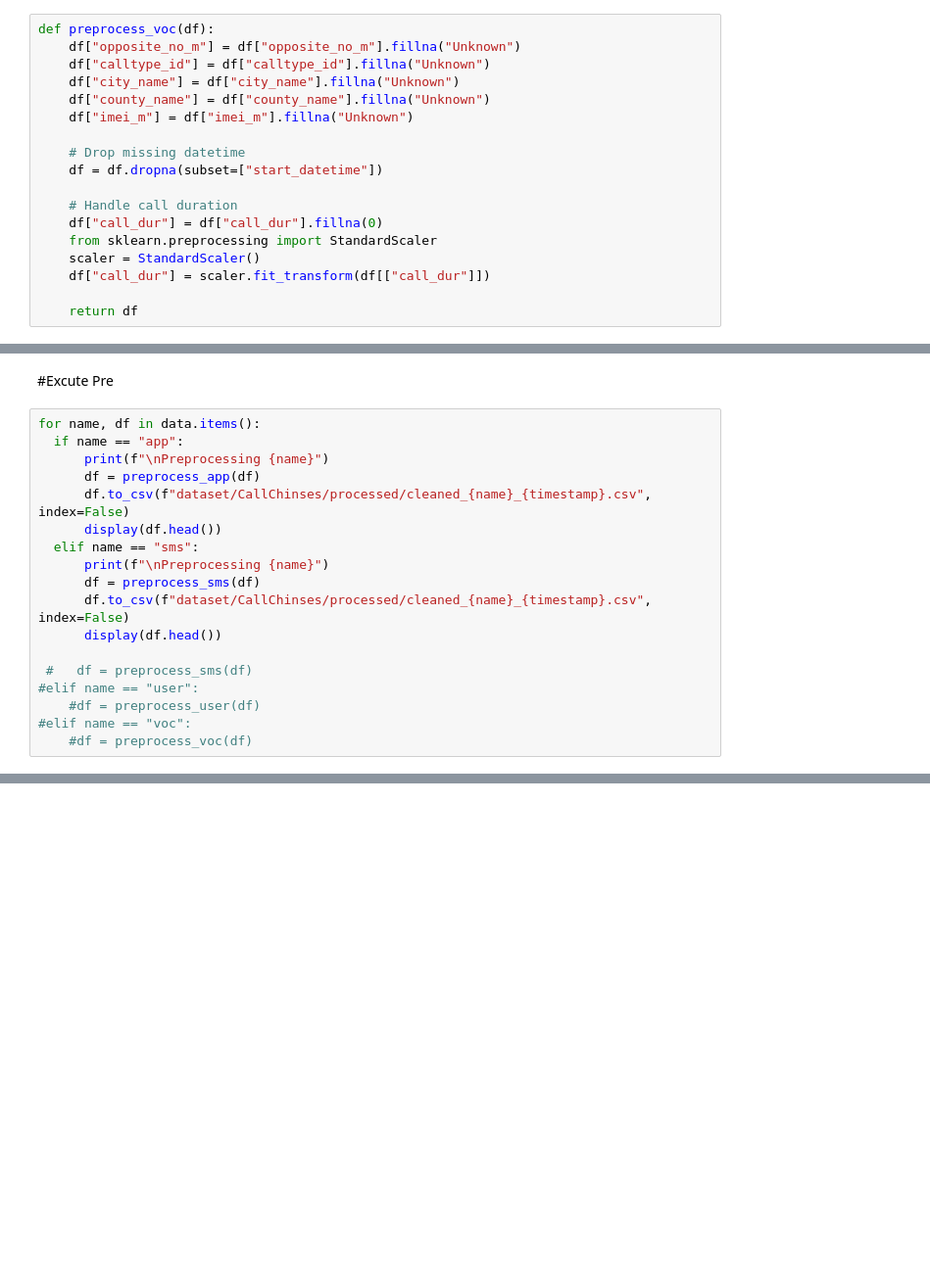
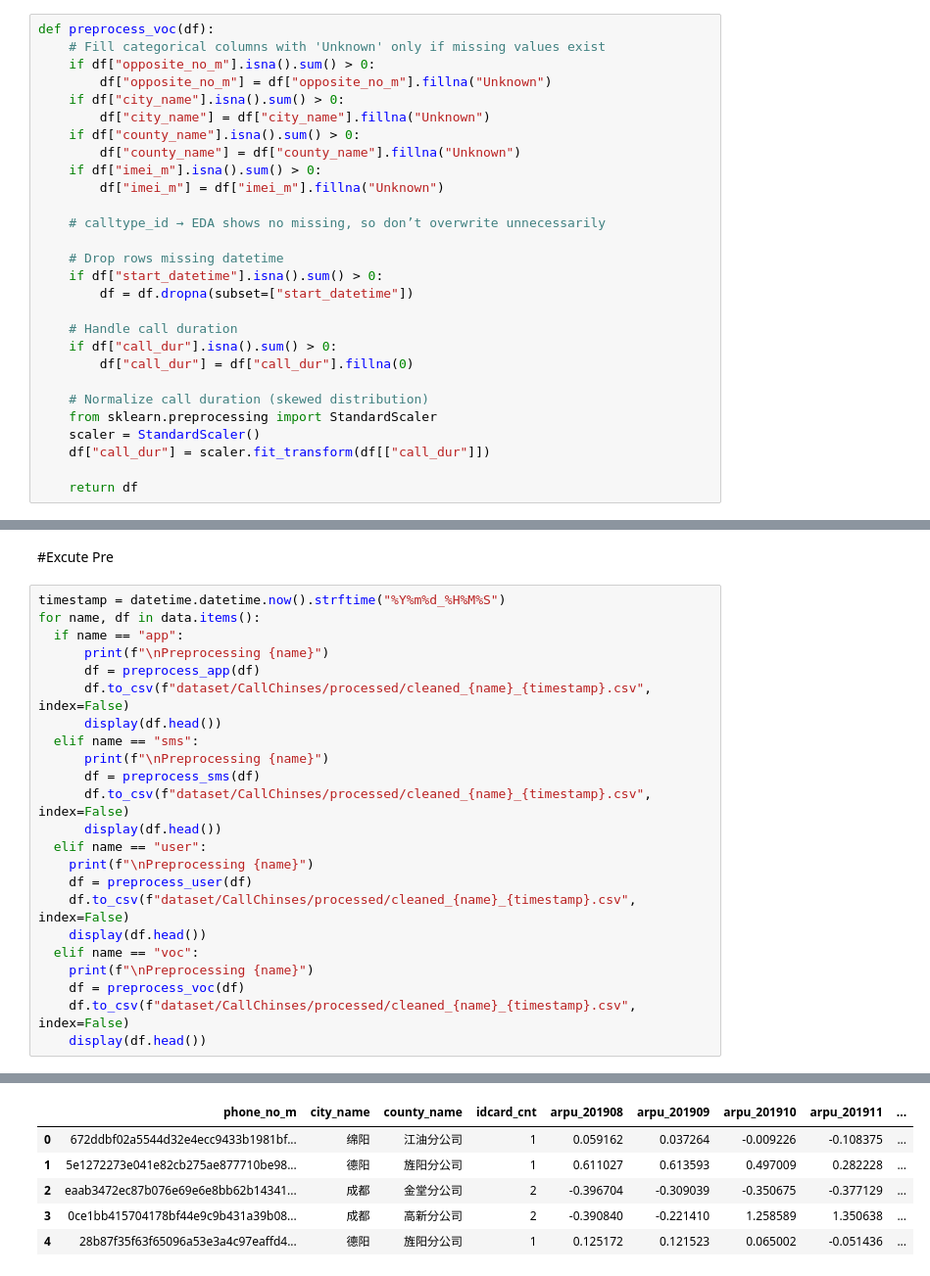
Before and after one commit to MUNEERALNAJDI/fraud_detection, a Jupyter notebook: notebooks/FraudNotebook.ipynb, the cells around one changed output, grey strips where cells are left out. Shown: that part at 98% size. Saved outputs shown, nothing was run; the diff lists cells and outputs as text; blank space fills up the shorter version.

Commit message:
working version normalization and missing

```diff
--- a/notebooks/FraudNotebook.ipynb
+++ b/notebooks/FraudNotebook.ipynb
@@ -275,17 +288,27 @@ def preprocess_user(df):
 ##Voice
 # %%
 def preprocess_voc(df):
-    df["opposite_no_m"] = df["opposite_no_m"].fillna("Unknown")
-    df["calltype_id"] = df["calltype_id"].fillna("Unknown")
-    df["city_name"] = df["city_name"].fillna("Unknown")
-    df["county_name"] = df["county_name"].fillna("Unknown")
-    df["imei_m"] = df["imei_m"].fillna("Unknown")
+    # Fill categorical columns with 'Unknown' only if missing values exist
+    if df["opposite_no_m"].isna().sum() > 0:
+        df["opposite_no_m"] = df["opposite_no_m"].fillna("Unknown")
+    if df["city_name"].isna().sum() > 0:
+        df["city_name"] = df["city_name"].fillna("Unknown")
+    if df["county_name"].isna().sum() > 0:
+        df["county_name"] = df["county_name"].fillna("Unknown")
+    if df["imei_m"].isna().sum() > 0:
+        df["imei_m"] = df["imei_m"].fillna("Unknown")
 
-    # Drop missing datetime
-    df = df.dropna(subset=["start_datetime"])
+    # calltype_id → EDA shows no missing, so don’t overwrite unnecessarily
+
+    # Drop rows missing datetime
+    if df["start_datetime"].isna().sum() > 0:
+        df = df.dropna(subset=["start_datetime"])
 
     # Handle call duration
-    df["call_dur"] = df["call_dur"].fillna(0)
+    if df["call_dur"].isna().sum() > 0:
+        df["call_dur"] = df["call_dur"].fillna(0)
+
+    # Normalize call duration (skewed distribution)
     from sklearn.preprocessing import StandardScaler
     scaler = StandardScaler()
     df["call_dur"] = scaler.fit_transform(df[["call_dur"]])
@@ -382,6 +403,7 @@ Report results/profile_voc_sweetviz_20250930_190126.html was generated! NOTEBOOK
 # %% [markdown]
 #Excute Pre
 # %%
+timestamp = datetime.datetime.now().strftime("%Y%m%d_%H%M%S")
 for name, df in data.items():
   if name == "app":
       print(f"\nPreprocessing {name}")
@@ -393,12 +415,16 @@ for name, df in data.items():
       df = preprocess_sms(df)
       df.to_csv(f"dataset/CallChinses/processed/cleaned_{name}_{timestamp}.csv", index=False)
       display(df.head())
-
- #   df = preprocess_sms(df)
-#elif name == "user":
-    #df = preprocess_user(df)
-#elif name == "voc":
-    #df = preprocess_voc(df)
+  elif name == "user":
+    print(f"\nPreprocessing {name}")
+    df = preprocess_user(df)
+    df.to_csv(f"dataset/CallChinses/processed/cleaned_{name}_{timestamp}.csv", index=False)
+    display(df.head())
+  elif name == "voc":
+    print(f"\nPreprocessing {name}")
+    df = preprocess_voc(df)
+    df.to_csv(f"dataset/CallChinses/processed/cleaned_{name}_{timestamp}.csv", index=False)
+    display(df.head())
 # %% [output]
 Preprocessing app
 |  | phone_no_m | busi_name | flow | month_id | flow_norm | month_str |
@@ -416,0 +444,6 @@ Preprocessing sms
+|  | phone_no_m | city_name | county_name | idcard_cnt | arpu_201908 | arpu_201909 | arpu_201910 | arpu_201911 | ... |
+| 0 | 672ddbf02a5544d32e4ecc9433b1981bf... | 绵阳 | 江油分公司 | 1 | 0.059162 | 0.037264 | -0.009226 | -0.108375 | ... |
+| 1 | 5e1272273e041e82cb275ae877710be98... | 德阳 | 旌阳分公司 | 1 | 0.611027 | 0.613593 | 0.497009 | 0.282228 | ... |
+| 2 | eaab3472ec87b076e69e6e8bb62b14341... | 成都 | 金堂分公司 | 2 | -0.396704 | -0.309039 | -0.350675 | -0.377129 | ... |
+| 3 | 0ce1bb415704178bf44e9c9b431a39b08... | 成都 | 高新分公司 | 2 | -0.390840 | -0.221410 | 1.258589 | 1.350638 | ... |
+| 4 | 28b87f35f63f65096a53e3a4c97eaffd4... | 德阳 | 旌阳分公司 | 1 | 0.125172 | 0.121523 | 0.065002 | -0.051436 | ... |
```
Also changed, not shown: parts of 6 cells of this notebook, 1 other file.
